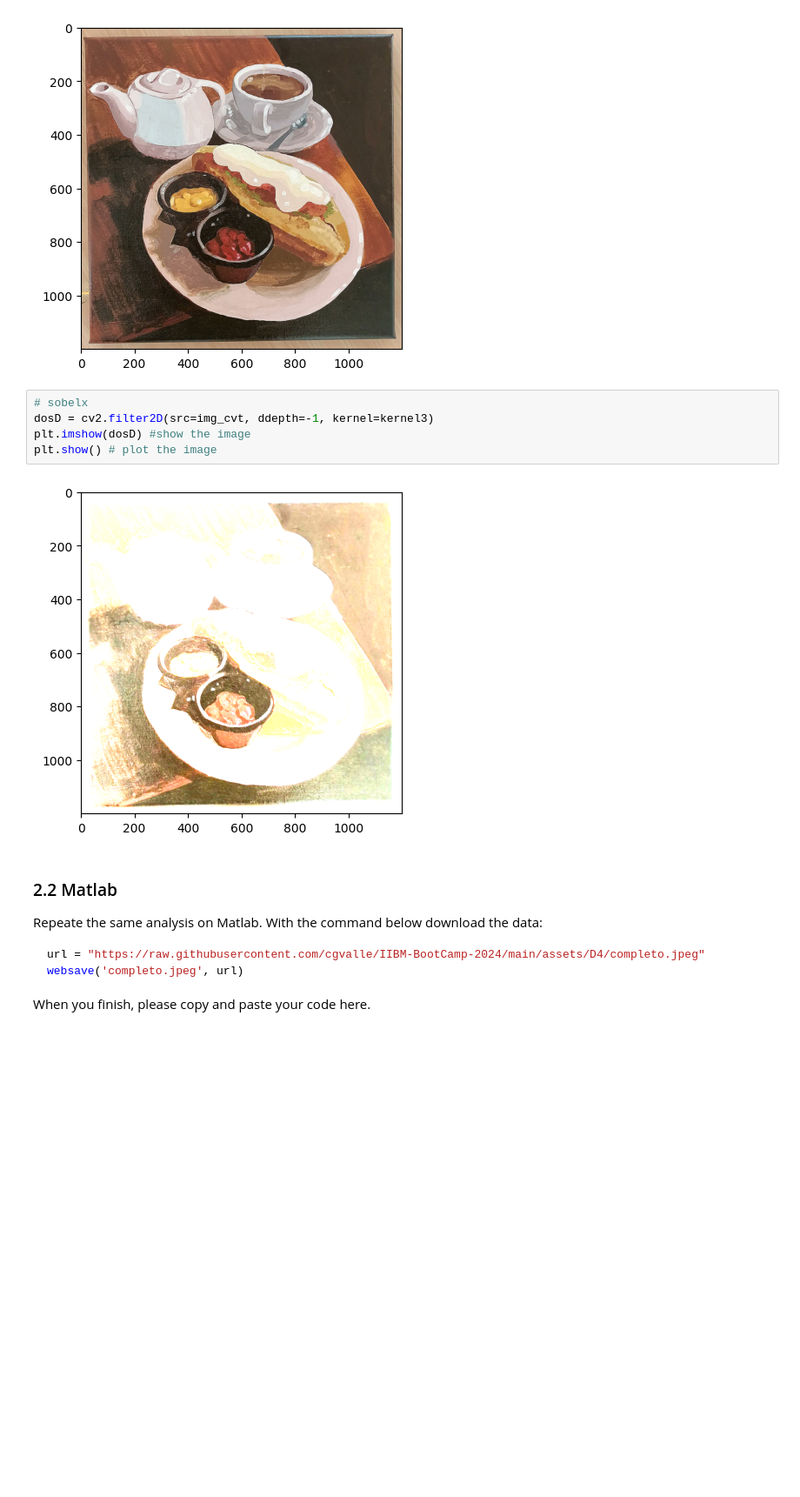
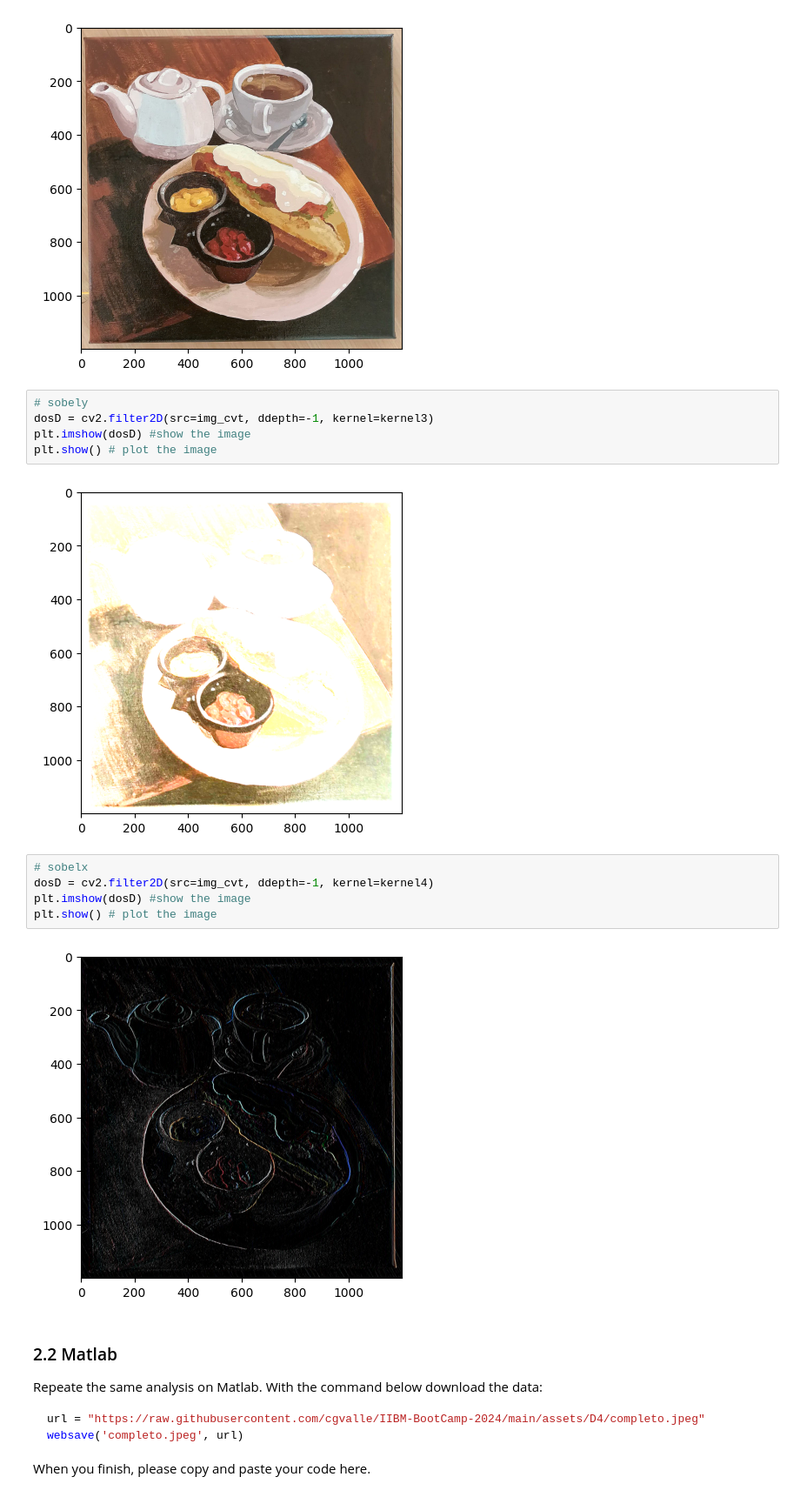
Before and after one commit to fnmelo/IIBM2025Bootcamp, a Jupyter notebook: D4/D4Afternoon_Integrals.ipynb, the cells around one changed output. Shown at 87% size. Cells and saved outputs as stored; diff of their text form; blank space fills up the shorter version.

```diff
--- a/D4/D4Afternoon_Integrals.ipynb
+++ b/D4/D4Afternoon_Integrals.ipynb
@@ -233,12 +236,19 @@ plt.show() # plot the image
 # %% [output]
 [figure]
 # %%
-# sobelx
+# sobely
 dosD = cv2.filter2D(src=img_cvt, ddepth=-1, kernel=kernel3)
 plt.imshow(dosD) #show the image
 plt.show() # plot the image
 # %% [output]
 [figure]
+# %%
+# sobelx
+dosD = cv2.filter2D(src=img_cvt, ddepth=-1, kernel=kernel4)
+plt.imshow(dosD) #show the image
+plt.show() # plot the image
+# %% [output]
+[figure, added]
 # %% [markdown]
 ### 2.2 Matlab
 Repeate the same analysis on Matlab. With the command below download the data:
```
Also changed, not shown: parts of 4 cells of this notebook.
